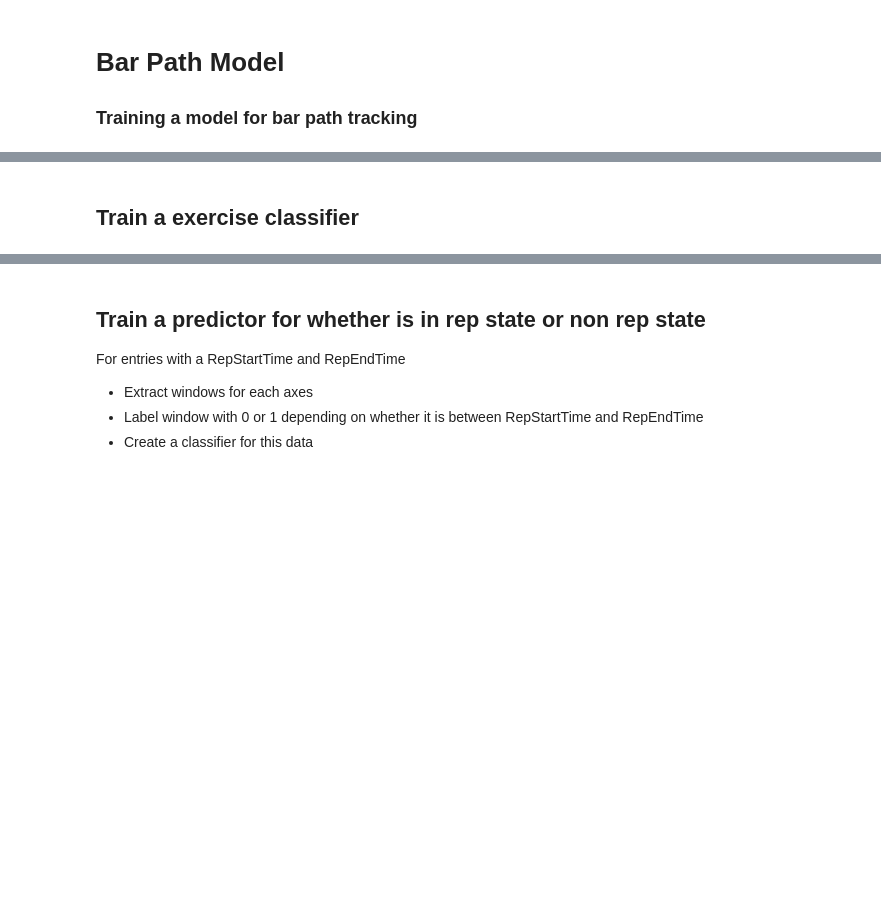
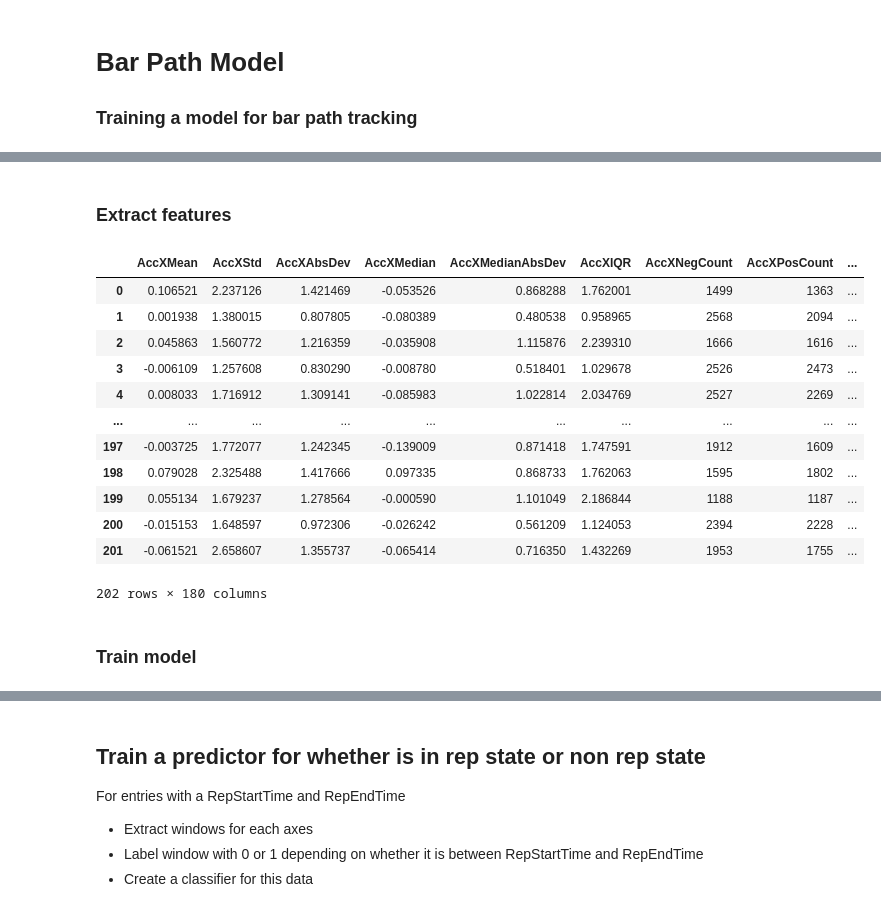
Before and after one commit to KeenanMcConkey/BarPathModel, a Jupyter notebook: BarPathModel.ipynb, the cells around one changed output, grey strips where cells are left out. Drawn from its saved outputs; the diff is of its cells as text; code cells hidden in the pictures; blank space fills up the shorter version.

```diff
--- a/BarPathModel.ipynb
+++ b/BarPathModel.ipynb
@@ -226,0 +132,18 @@ def extract_features(window):
+# %%
+feature_map = {
+    'Mean': np.mean,
+    'Std': np.std,
+    'AbsDev': lambda x: np.mean(np.abs(x - np.mean(x))),
+    'Median': np.median,
+    'MedianAbsDev': lambda x: np.median(np.abs(x - np.median(x))),
+    'IQR': lambda x: np.percentile(x, 75) - np.percentile(x, 25),
+    'NegCount': lambda x: np.sum(x < 0),
+    'PosCount': lambda x: np.sum(x > 0),
+    'AboveMeanCount': lambda x: np.sum(x > np.mean(x)),
+    'NumPeaks': lambda x: len(find_peaks(x)[0]),
+    'Energy': lambda x: np.sum(x ** 2),
+    'Skewness': skew,
+    'Kurtosis': kurtosis,
+    'AvgResultantAcc': lambda x: np.mean(np.sqrt(x ** 2)),
+    'SMA': lambda x: np.sum(np.abs(x))
+}
@@ -227,4 +157,32 @@ def extract_features(window):
+# %% [markdown]
+### Extract features
+# %%
+feature_dict = {}
+
+for data_column in DATA_COLUMNS:
+    for feature_name, feature_func in feature_map.items():
+        feature_dict[f'{data_column}{feature_name}'] = df[data_column].apply(feature_func)
+
+label_encoder = LabelEncoder()
+y = label_encoder.fit_transform(df['Exercise'])
+
+X = pd.concat(feature_dict, axis=1)
+X
+# %% [output]
+|  | AccXMean | AccXStd | AccXAbsDev | AccXMedian | AccXMedianAbsDev | AccXIQR | AccXNegCount | AccXPosCount | ... |
+| 0 | 0.106521 | 2.237126 | 1.421469 | -0.053526 | 0.868288 | 1.762001 | 1499 | 1363 | ... |
+| 1 | 0.001938 | 1.380015 | 0.807805 | -0.080389 | 0.480538 | 0.958965 | 2568 | 2094 | ... |
+| 2 | 0.045863 | 1.560772 | 1.216359 | -0.035908 | 1.115876 | 2.239310 | 1666 | 1616 | ... |
+| 3 | -0.006109 | 1.257608 | 0.830290 | -0.008780 | 0.518401 | 1.029678 | 2526 | 2473 | ... |
+| 4 | 0.008033 | 1.716912 | 1.309141 | -0.085983 | 1.022814 | 2.034769 | 2527 | 2269 | ... |
+| ... | ... | ... | ... | ... | ... | ... | ... | ... | ... |
+| 197 | -0.003725 | 1.772077 | 1.242345 | -0.139009 | 0.871418 | 1.747591 | 1912 | 1609 | ... |
+| 198 | 0.079028 | 2.325488 | 1.417666 | 0.097335 | 0.868733 | 1.762063 | 1595 | 1802 | ... |
+| 199 | 0.055134 | 1.679237 | 1.278564 | -0.000590 | 1.101049 | 2.186844 | 1188 | 1187 | ... |
+| 200 | -0.015153 | 1.648597 | 0.972306 | -0.026242 | 0.561209 | 1.124053 | 2394 | 2228 | ... |
+| 201 | -0.061521 | 2.658607 | 1.355737 | -0.065414 | 0.716350 | 1.432269 | 1953 | 1755 | ... |
+202 rows × 180 columns
 # %% [markdown]
-## Train a exercise classifier
+### Train model
 # %%
 from sklearn.model_selection import train_test_split
```
Also changed, not shown: parts of 25 cells of this notebook.
